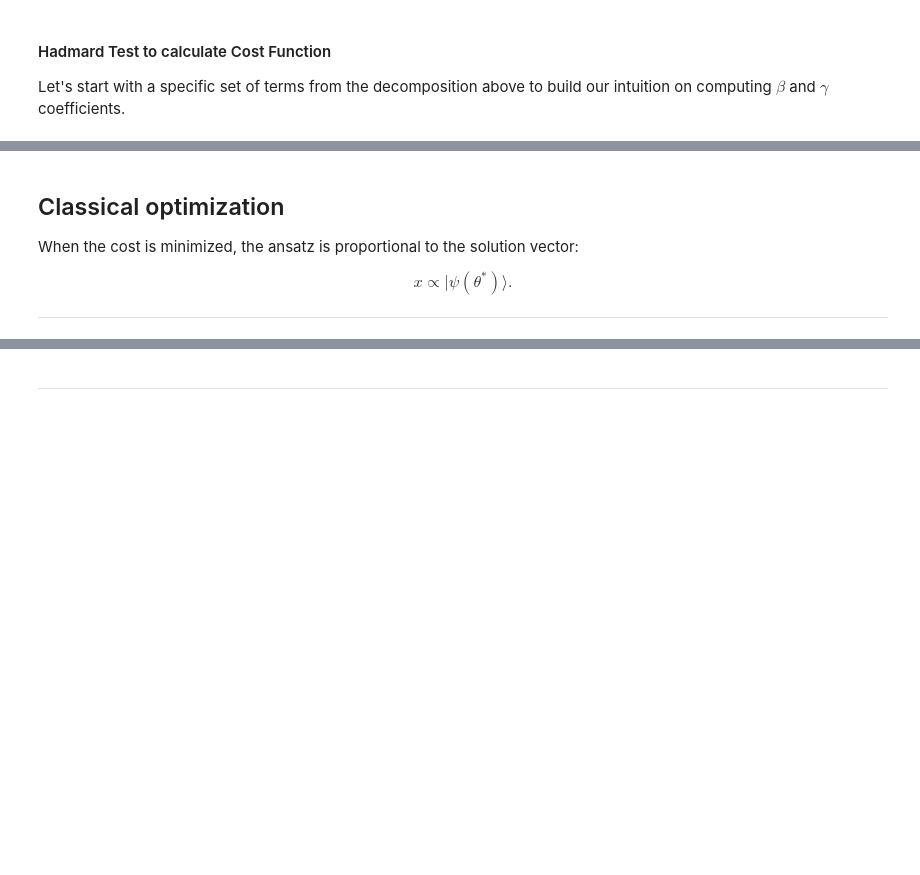
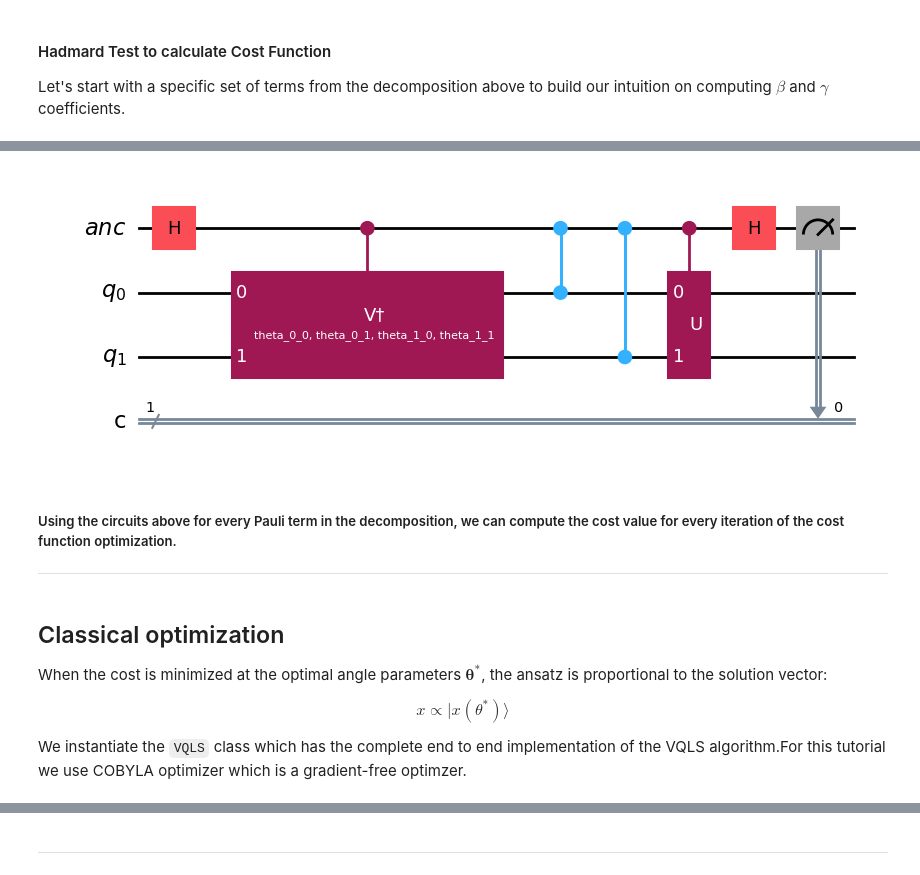
Before and after one commit to virajd98/Tutorial_SCI2025-Hybrid_QLS_for_CFD, a Jupyter notebook: Tut_final.ipynb, the cells around one changed output, grey strips where cells are left out. Cells and saved outputs as stored; diff of their text form; code cells hidden in the pictures; blank space fills up the shorter version.

```diff
--- a/Tut_final.ipynb
+++ b/Tut_final.ipynb
@@ -232,11 +234,23 @@ ___
+# %%
+# circuit for gamma term with Al
+qc_gamma_term = hadamard_test_gamma_Alp(V, U, Alp)
+
+#Visualise Hadmard test circuit for gamma
+circuit_drawer(qc_gamma_term, output='mpl', filename='gamma_circuit_prime.png')
+# %% [output]
+[figure, added]
+# %% [markdown]
+##### Using the circuits above for every Pauli term in the decomposition, we can compute the cost value for every iteration of the cost function optimization.
+___
 # %% [markdown]
 ## Classical optimization
 
-When the cost is minimized, the ansatz is proportional to the solution vector:
+When the cost is minimized at the optimal angle parameters $\mathbf{\theta^*}$, the ansatz is proportional to the solution vector:
 
 $$
-x \propto |\psi(\theta^*)\rangle.
+x \propto |x(\theta^*)\rangle
 $$
-____
+
+We instantiate the `VQLS` class which has the complete end to end implementation of the VQLS algorithm.For this tutorial we use COBYLA optimizer which is a gradient-free optimzer.
 # %%
 # Set up quantum primitives
```
Also changed, not shown: parts of 24 cells of this notebook, 4 other files.
